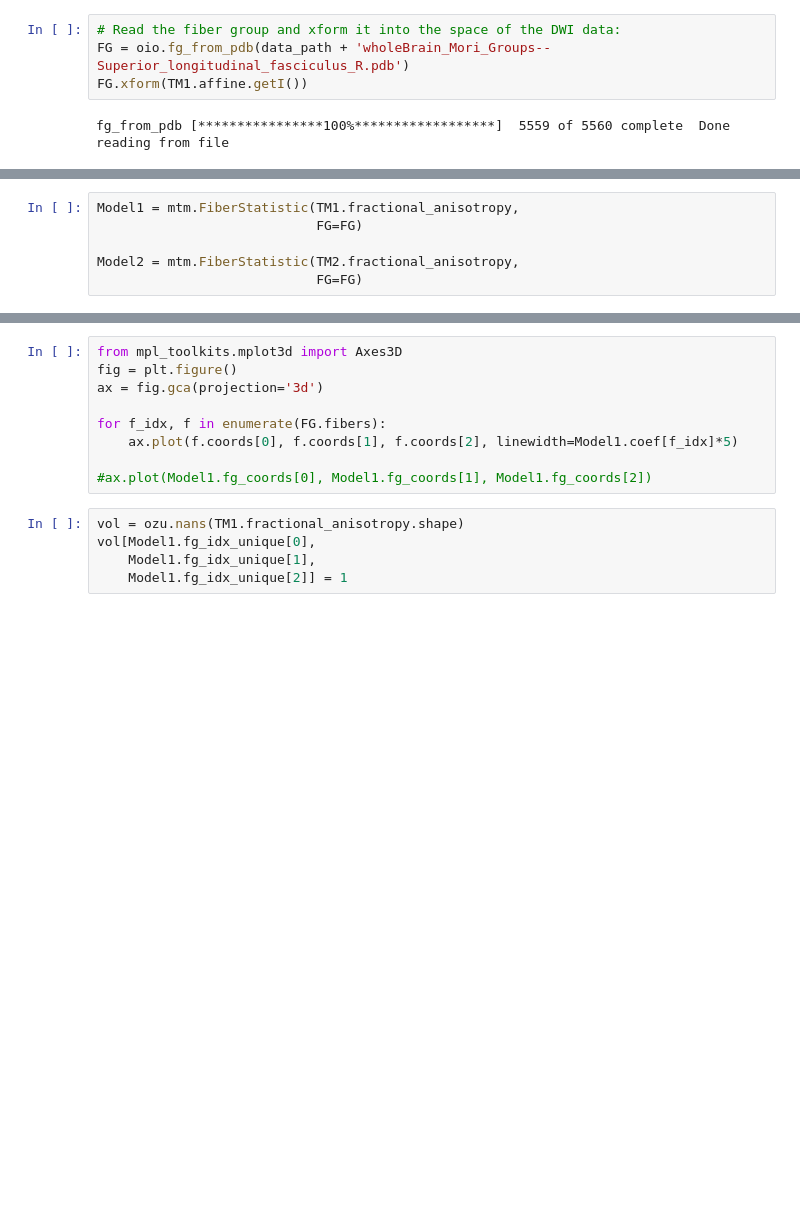
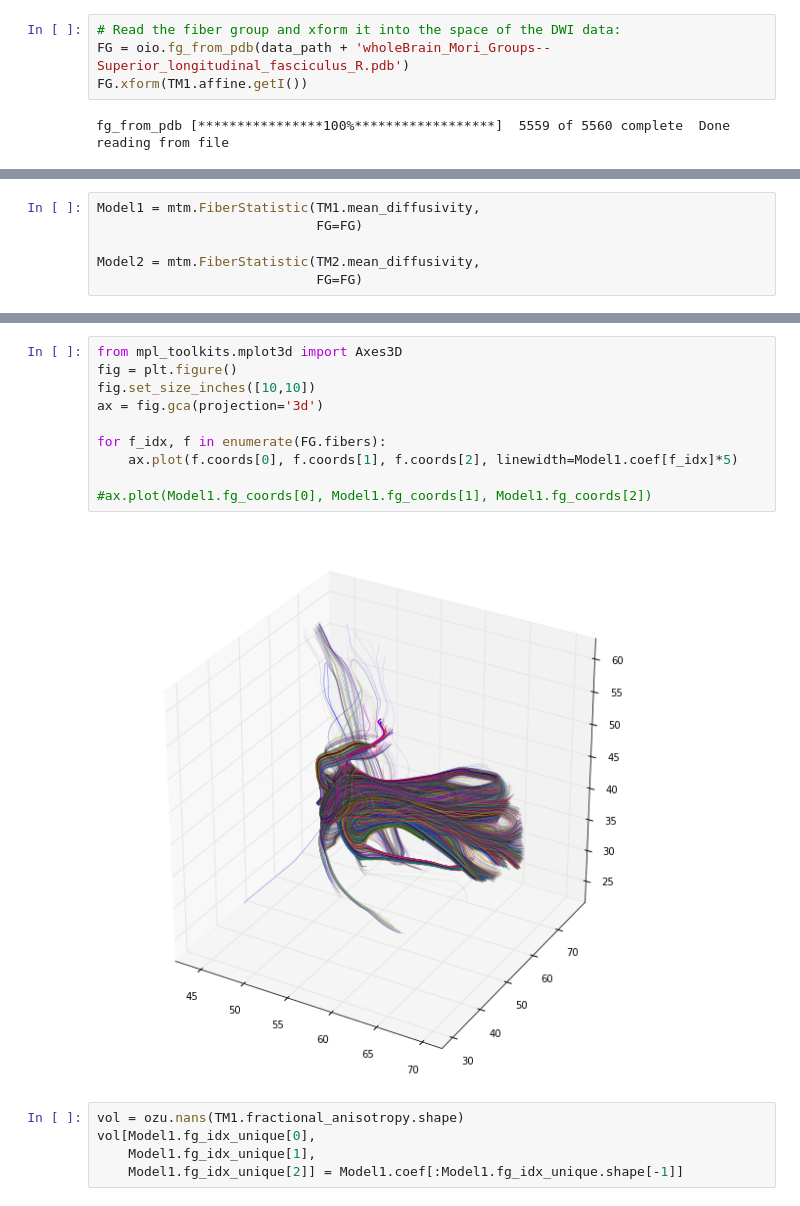
Before and after one commit to arokem/osmosis, a Jupyter notebook: osmosis/ipynb/FiberStatistic.ipynb, the cells around one changed output, grey strips where cells are left out. Saved outputs shown, nothing was run; the diff lists cells and outputs as text; blank space fills up the shorter version.

```diff
--- a/osmosis/ipynb/FiberStatistic.ipynb
+++ b/osmosis/ipynb/FiberStatistic.ipynb
@@ -69,7 +45,7 @@ fig.set_size_inches([12,12])
 # %%
-Model1 = mtm.FiberStatistic(TM1.fractional_anisotropy,
+Model1 = mtm.FiberStatistic(TM1.mean_diffusivity,
                             FG=FG)
 
-Model2 = mtm.FiberStatistic(TM2.fractional_anisotropy,
+Model2 = mtm.FiberStatistic(TM2.mean_diffusivity,
                             FG=FG)
 # %% [output]
@@ -95,15 +81,18 @@ plot(Model1.coef)
 # %%
 from mpl_toolkits.mplot3d import Axes3D
 fig = plt.figure()
+fig.set_size_inches([10,10])
 ax = fig.gca(projection='3d')
 
 for f_idx, f in enumerate(FG.fibers):
     ax.plot(f.coords[0], f.coords[1], f.coords[2], linewidth=Model1.coef[f_idx]*5)
 
 #ax.plot(Model1.fg_coords[0], Model1.fg_coords[1], Model1.fg_coords[2])
+# %% [output]
+[figure, added]
 # %%
 vol = ozu.nans(TM1.fractional_anisotropy.shape)
 vol[Model1.fg_idx_unique[0],
     Model1.fg_idx_unique[1],
-    Model1.fg_idx_unique[2]] = 1
+    Model1.fg_idx_unique[2]] = Model1.coef[:Model1.fg_idx_unique.shape[-1]]
 # %%
```
Also changed, not shown: parts of 10 cells of this notebook.
